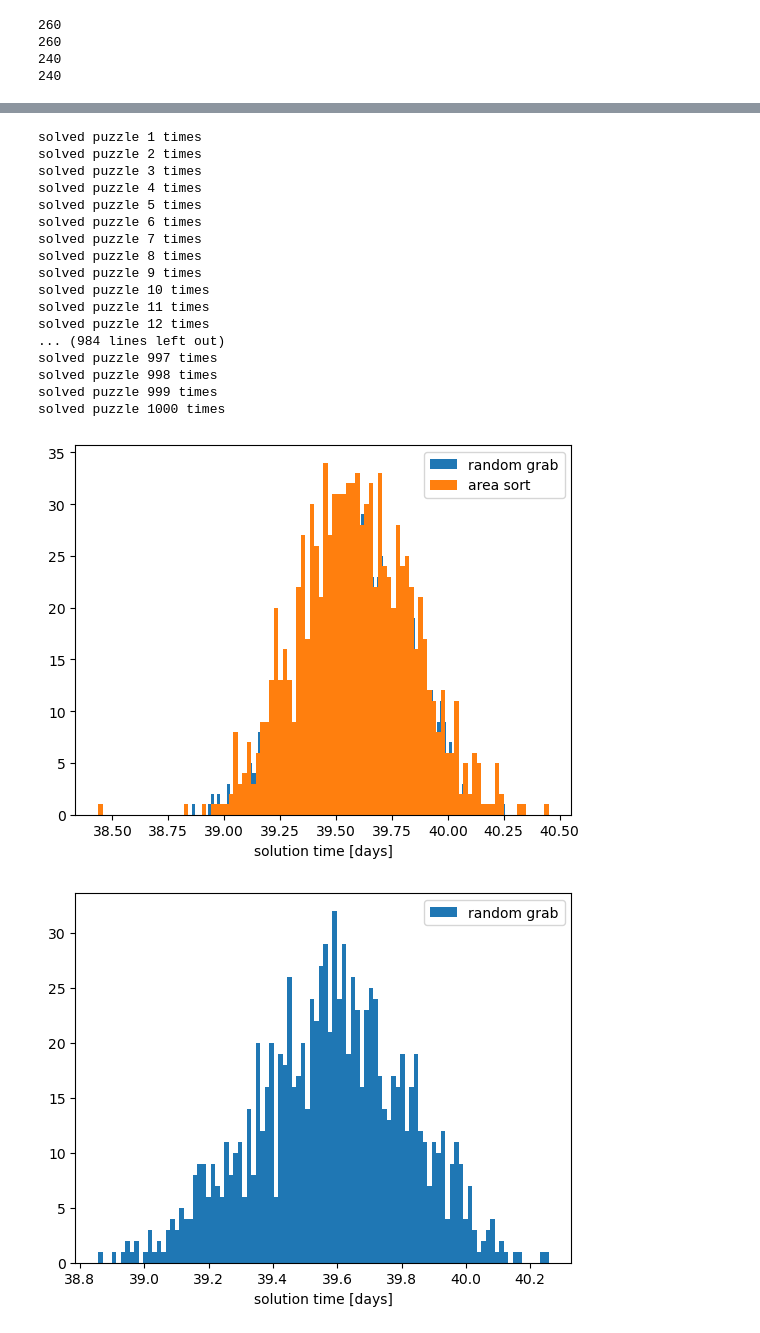
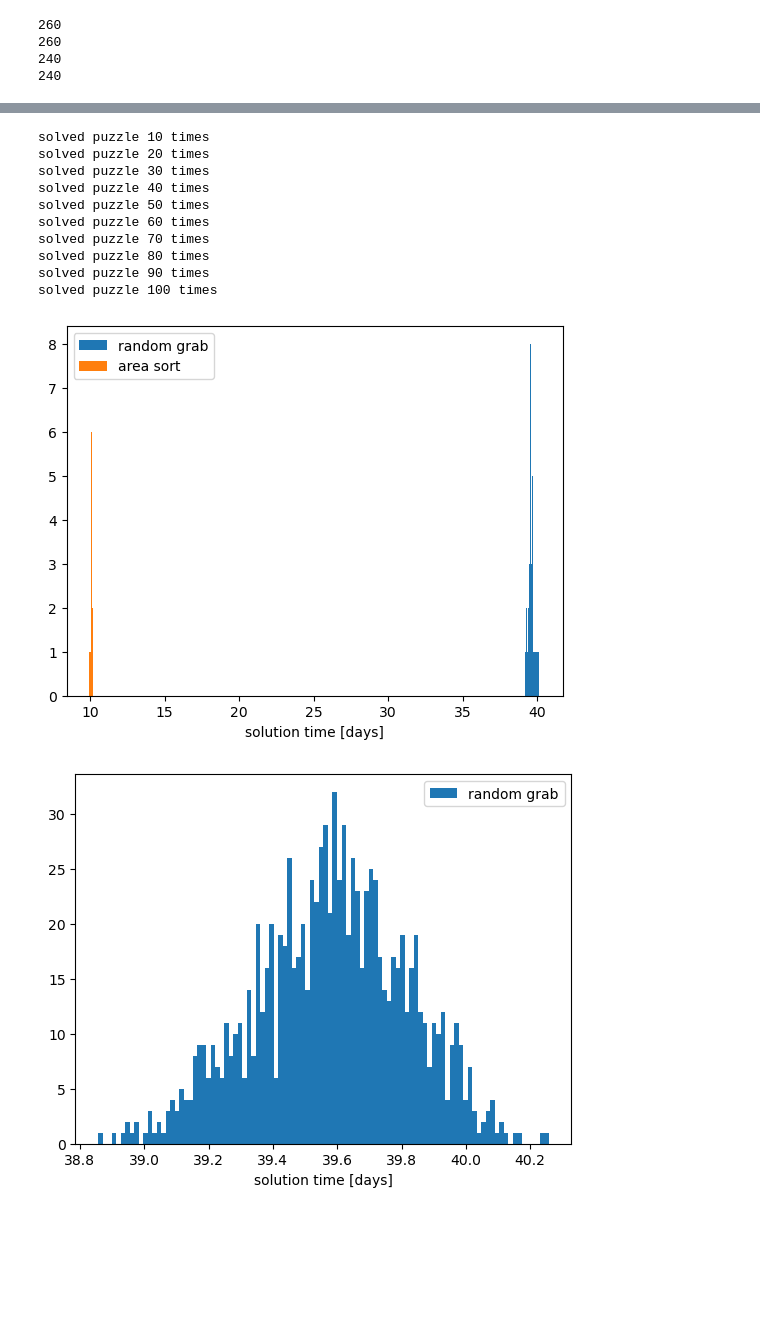
Before and after one commit to cliffplesha/puzzle-solver, a Jupyter notebook: notebook.ipynb, the cells around one changed output, grey strips where cells are left out. Cells and saved outputs as stored; diff of their text form; code cells hidden in the pictures; blank space fills up the shorter version.

```diff
--- a/notebook.ipynb
+++ b/notebook.ipynb
@@ -29,6 +26,7 @@ while solve_iteration < 1000:
     pz.solution_time = 0
     test_times.append(pz.random_solve())
     solve_iteration +=1
-    print(f"solved puzzle {solve_iteration} times")
+    if solve_iteration%100==0:
+        print(f"solved puzzle {solve_iteration} times")
 df['random_grab']=test_times
 # %% [output]
@@ -53,42 +36,35 @@ solved puzzle 1000 times
 test_times = []
 solve_iteration = 0
 while solve_iteration < 1000:
-    pz.solution_time = 0
     pz.create_puzzle()
     tl, tr, bl, br = pz.sort_back_of_puzzle()
     for area in [tl, tr, bl, br]:
-        pz.solution_time += pz.random_solve(area)
-    test_times.append(pz.random_solve())
+        pz.random_solve(piece_pool=area)
+    test_times.append(pz.solution_time)
     solve_iteration +=1
-    print(f"solved puzzle {solve_iteration} times")
+    if solve_iteration%100==0:
+        print(f"solved puzzle {solve_iteration} times")
 df['area_sort']=test_times
 # %% [output]
-solved puzzle 1 times
-solved puzzle 2 times
-solved puzzle 3 times
-solved puzzle 4 times
-solved puzzle 5 times
-solved puzzle 6 times
-solved puzzle 7 times
-solved puzzle 8 times
-solved puzzle 9 times
 solved puzzle 10 times
-solved puzzle 11 times
-solved puzzle 12 times
-... (984 lines left out)
-solved puzzle 997 times
-solved puzzle 998 times
-solved puzzle 999 times
-solved puzzle 1000 times
+solved puzzle 20 times
+solved puzzle 30 times
+solved puzzle 40 times
+solved puzzle 50 times
+solved puzzle 60 times
+solved puzzle 70 times
+solved puzzle 80 times
+solved puzzle 90 times
+solved puzzle 100 times
 # %%
 fig, ax = plt.subplots()
-ax.hist(df['random_grab']/(3600*24), 100,label='random grab')
-ax.hist(df['area_sort']/(3600*24), 100,label='area sort')
+ax.hist(df['random_grab']/(3600*24), 50,label='random grab')
+ax.hist(df['area_sort']/(3600*24), 50,label='area sort')
 ax.set_xlabel('solution time [days]')
 plt.legend()
 plt.show()
 # %% [output]
-[figure, old version]
+[figure, new version]
 # %%
 fig, ax = plt.subplots()
 ax.hist(df['random_grab']/(3600*24), 100,label='random grab')
```
Also changed, not shown: parts of 12 cells of this notebook, 1 other file.
